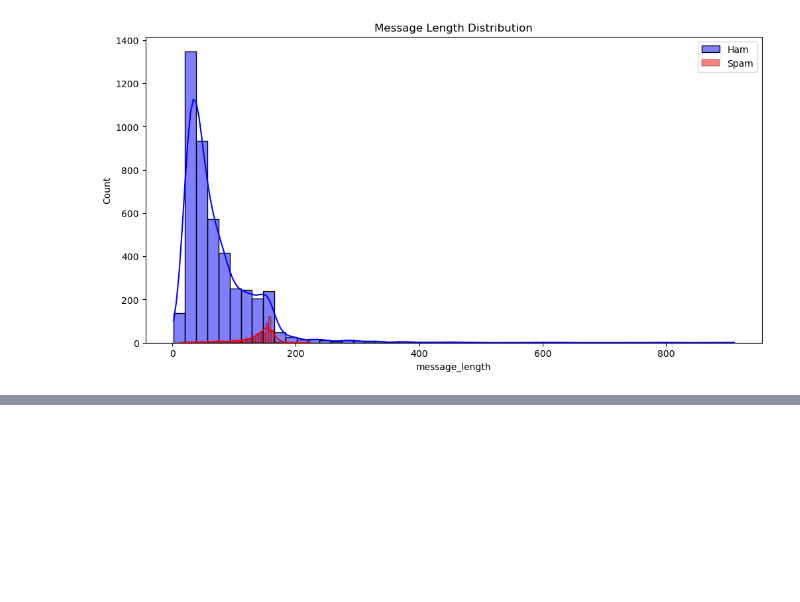
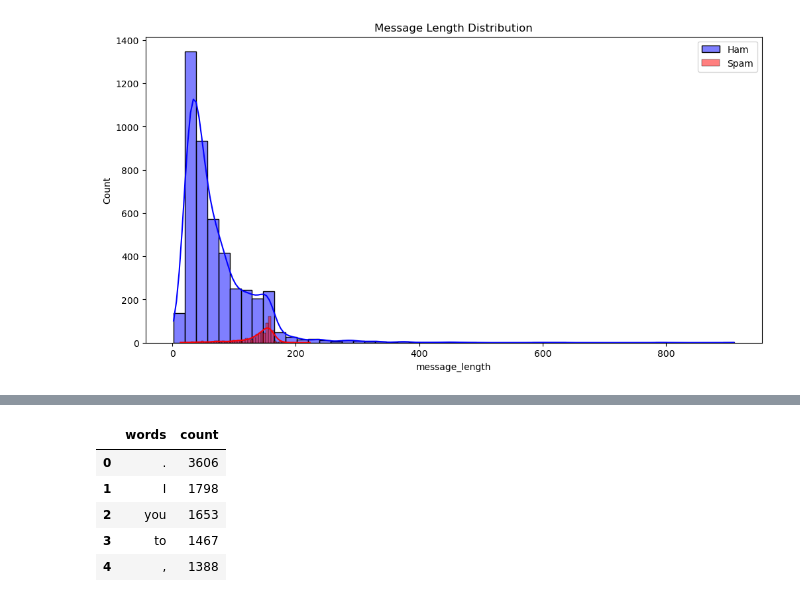
Before and after one commit to Abisheklimbu/Basic_MachineLearning_Project, a Jupyter notebook: Spam_Detection/Spam_Detection_System.ipynb, the cells around one changed output, grey strips where cells are left out. Saved outputs shown, nothing was run; the diff lists cells and outputs as text; code cells hidden in the pictures; blank space fills up the shorter version.

```diff
--- a/Spam_Detection/Spam_Detection_System.ipynb
+++ b/Spam_Detection/Spam_Detection_System.ipynb
@@ -161,0 +186,9 @@ plt.show()
+# %%
+ham_common_df.head()
+# %% [output]
+|  | words | count |
+| 0 | . | 3606 |
+| 1 | I | 1798 |
+| 2 | you | 1653 |
+| 3 | to | 1467 |
+| 4 | , | 1388 |
```
Also changed, not shown: parts of 21 cells of this notebook.
